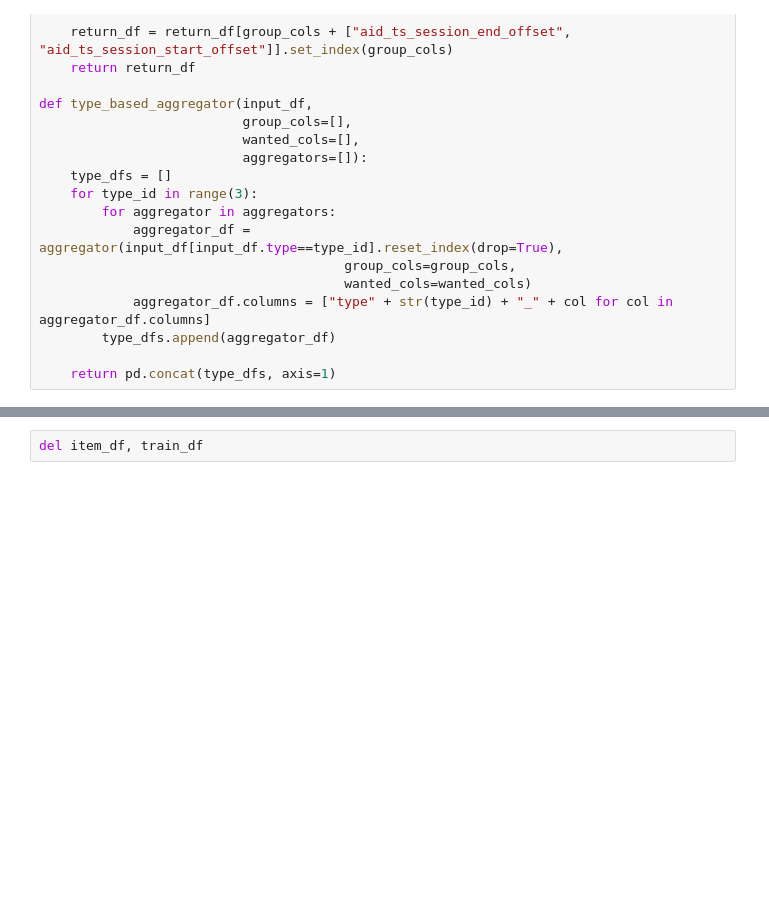
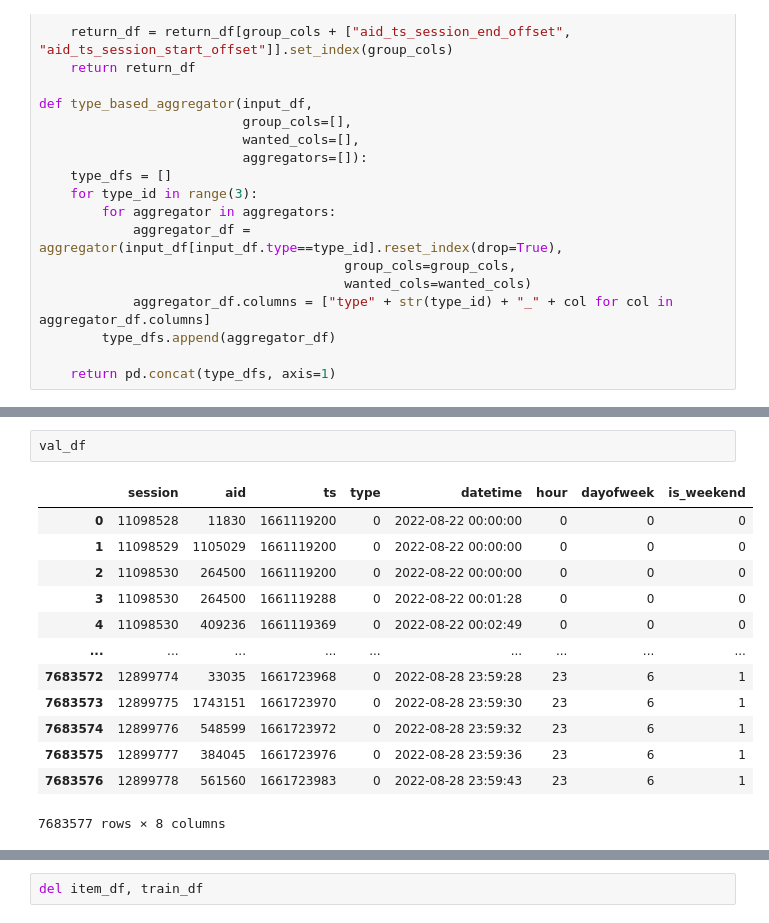
Before and after one commit to nlztrk/OTTO-Multi-Objective-Recommender-System, a Jupyter notebook: 3. Feature Extraction.ipynb, the cells around one changed output, grey strips where cells are left out. Cells and saved outputs as stored; diff of their text form; blank space fills up the shorter version.

```diff
--- a/3. Feature Extraction.ipynb
+++ b/3. Feature Extraction.ipynb
@@ -213,0 +359,16 @@ def type_based_aggregator(input_df,
+# %%
+val_df
+# %% [output]
+|  | session | aid | ts | type | datetime | hour | dayofweek | is_weekend |
+| 0 | 11098528 | 11830 | 1661119200 | 0 | 2022-08-22 00:00:00 | 0 | 0 | 0 |
+| 1 | 11098529 | 1105029 | 1661119200 | 0 | 2022-08-22 00:00:00 | 0 | 0 | 0 |
+| 2 | 11098530 | 264500 | 1661119200 | 0 | 2022-08-22 00:00:00 | 0 | 0 | 0 |
+| 3 | 11098530 | 264500 | 1661119288 | 0 | 2022-08-22 00:01:28 | 0 | 0 | 0 |
+| 4 | 11098530 | 409236 | 1661119369 | 0 | 2022-08-22 00:02:49 | 0 | 0 | 0 |
+| ... | ... | ... | ... | ... | ... | ... | ... | ... |
+| 7683572 | 12899774 | 33035 | 1661723968 | 0 | 2022-08-28 23:59:28 | 23 | 6 | 1 |
+| 7683573 | 12899775 | 1743151 | 1661723970 | 0 | 2022-08-28 23:59:30 | 23 | 6 | 1 |
+| 7683574 | 12899776 | 548599 | 1661723972 | 0 | 2022-08-28 23:59:32 | 23 | 6 | 1 |
+| 7683575 | 12899777 | 384045 | 1661723976 | 0 | 2022-08-28 23:59:36 | 23 | 6 | 1 |
+| 7683576 | 12899778 | 561560 | 1661723983 | 0 | 2022-08-28 23:59:43 | 23 | 6 | 1 |
+7683577 rows × 8 columns
```
Also changed, not shown: parts of 20 cells of this notebook, 3 other files.
